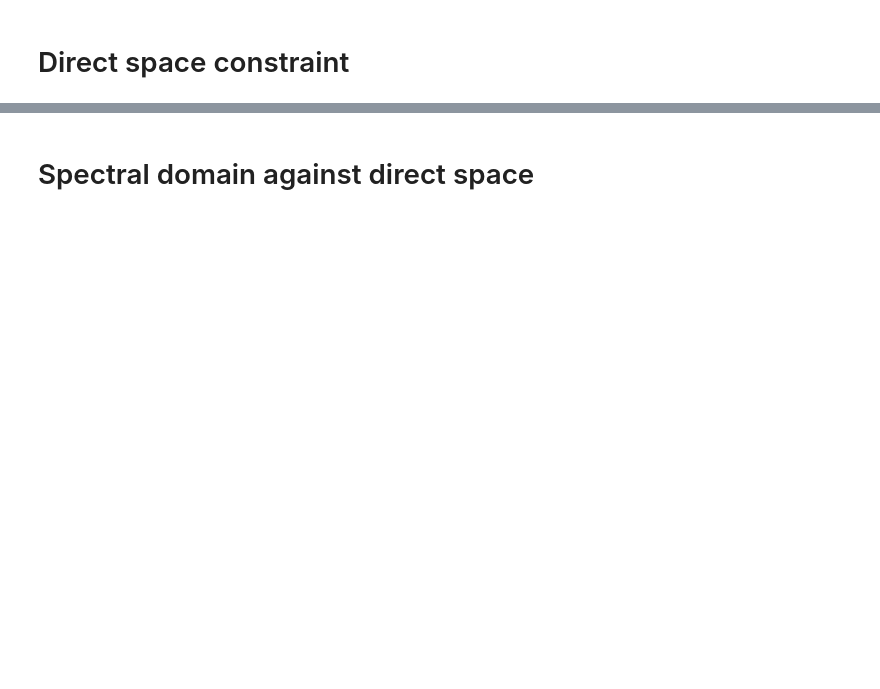
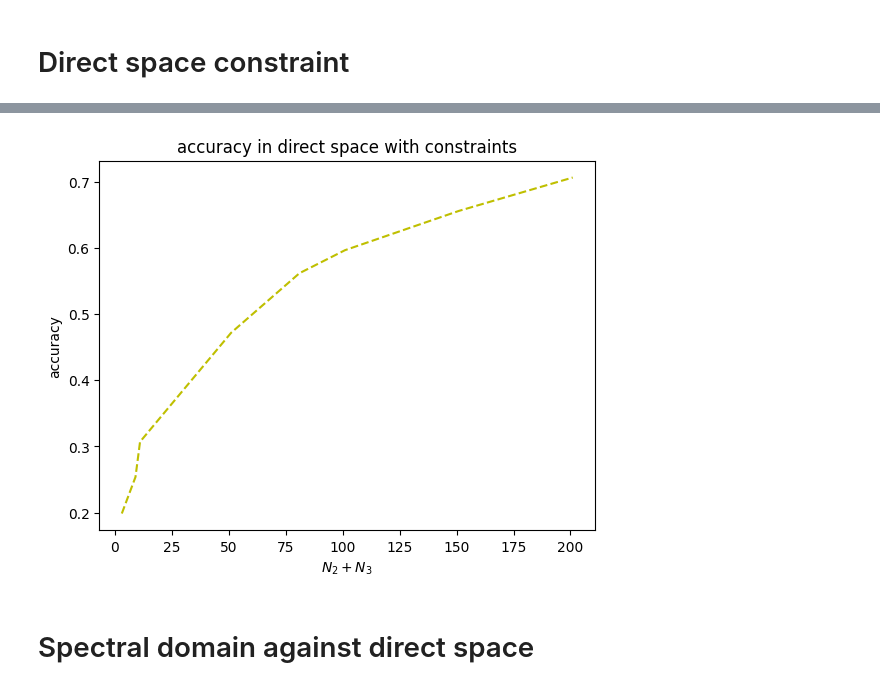
Before and after one commit to jarod-sys/ML-in-Spectral-Domain, a Jupyter notebook: Accuracy(DeepL3).ipynb, the cells around one changed output, grey strips where cells are left out. Saved outputs shown, nothing was run; the diff lists cells and outputs as text; code cells hidden in the pictures; blank space fills up the shorter version.

```diff
--- a/Accuracy(DeepL3).ipynb
+++ b/Accuracy(DeepL3).ipynb
@@ -176,3 +200,11 @@ plt.show()
+# %%
+plt.plot(N2,score4, "y--"  )
+plt.xlabel("$N_{2}+N_{3}$")
+plt.ylabel("accuracy")
+plt.title("accuracy in direct space with constraints")
+plt.show()
+# %% [output]
+[figure, added]
 # %% [markdown]
 # Spectral domain against direct space
 # %%
```
Also changed, not shown: parts of 13 cells of this notebook, 3 other files.
